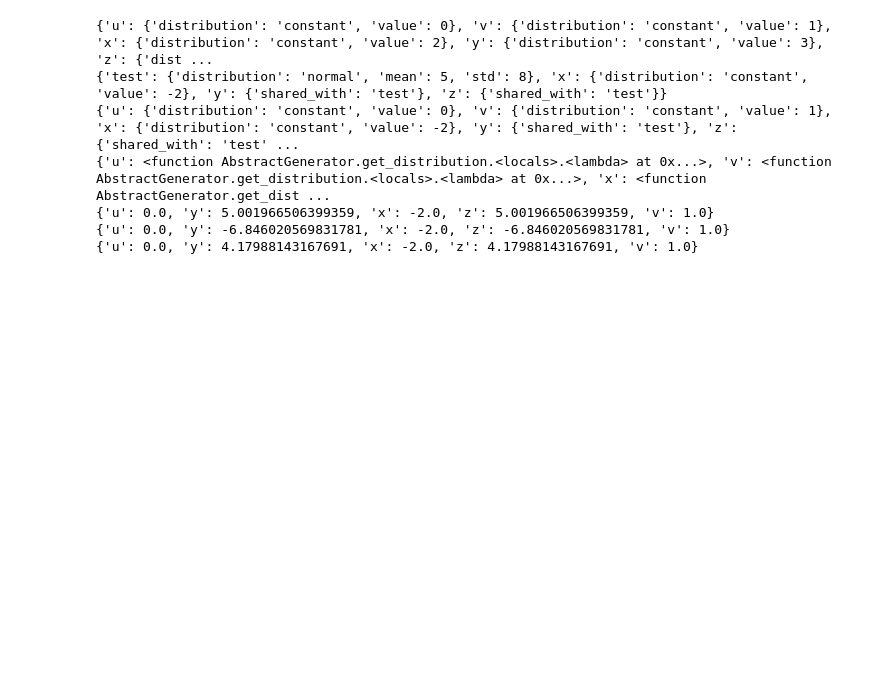
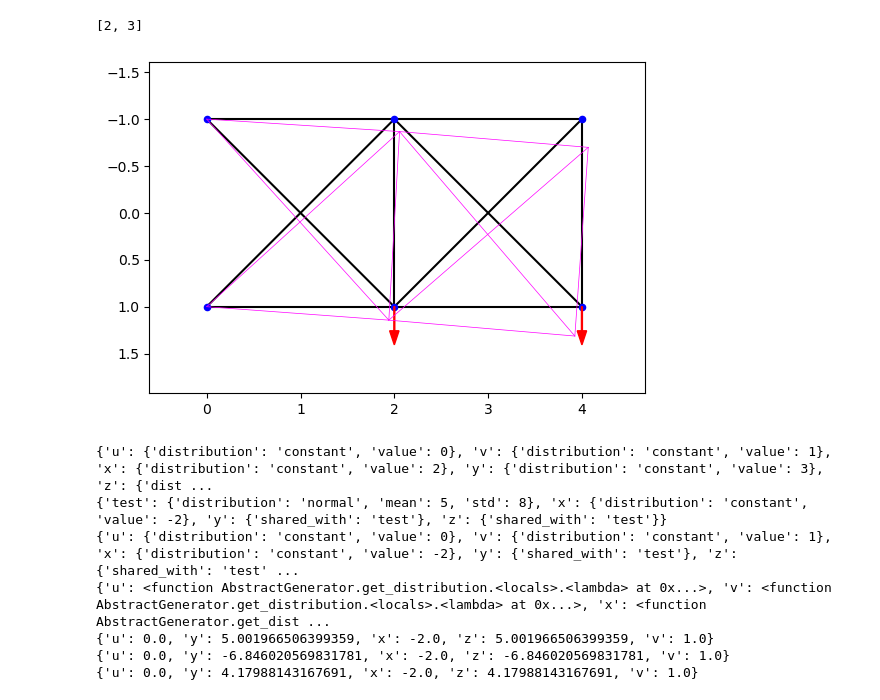
Before and after one commit to alexandre-flamant/memoire, a Jupyter notebook: test.ipynb, the cells around one changed output. Drawn from its saved outputs; the diff is of its cells as text; code cells hidden in the pictures; blank space fills up the shorter version.

Commit message:
Refactored display opensees model

```diff
--- a/test.ipynb
+++ b/test.ipynb
@@ -1,3 +22,11 @@
+# %%
+ops.nodeDOFs(2)
+# %% [output]
+[2, 3]
+# %%
+display_structure(def_scale=10)
+# %% [output]
+[figure, added]
 # %%
 from typing import Dict, Callable, Any
 
```
Also changed, not shown: parts of 4 cells of this notebook, 8 other files.
